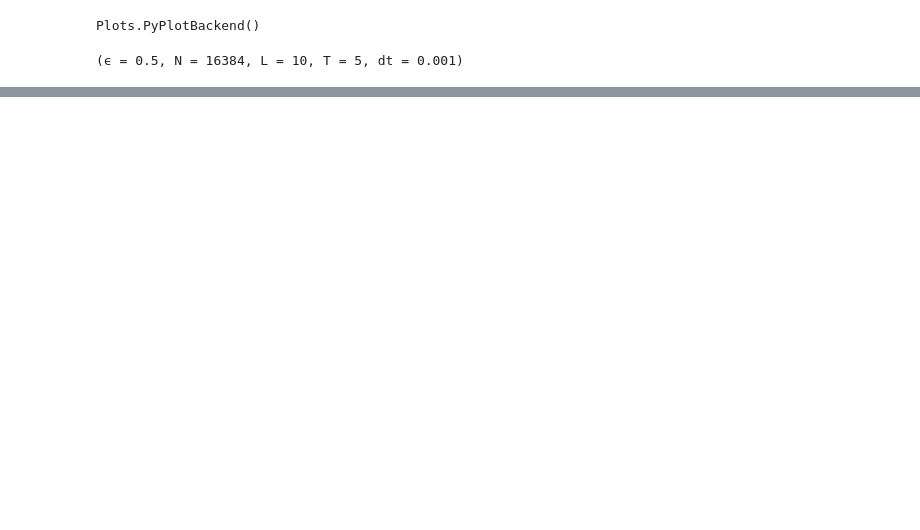
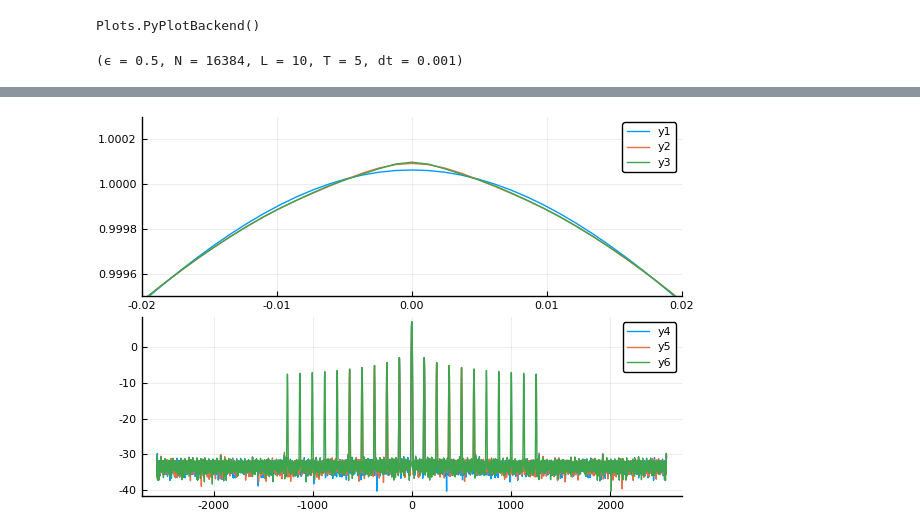
Before and after one commit to WaterWavesModels/WaterWaves1D.jl, a Jupyter notebook: notebooks/Matsunos.ipynb, the cells around one changed output, grey strips where cells are left out. Drawn from its saved outputs; the diff is of its cells as text; code cells hidden in the pictures; blank space fills up the shorter version.

```diff
--- a/notebooks/Matsunos.ipynb
+++ b/notebooks/Matsunos.ipynb
@@ -33,0 +22,6 @@ problems = [ problem0, problem1, problem2 ];
+# %%
+p = plot(layout=(2,1))
+plot!(p[1,1],Mesh(param).x,[init1.h init2.h init3.h],xlims=(-.02,.02),ylims=(0.9995,1.0003))
+plot!(p[2,1],Mesh(param).k,[log.(abs.(fft(init1.h))) log.(abs.(fft(init2.h))) log.(abs.(fft(init3.h)))])
+# %% [output]
+[figure, added]
```
Also changed, not shown: parts of 11 cells of this notebook, 6 other files.
